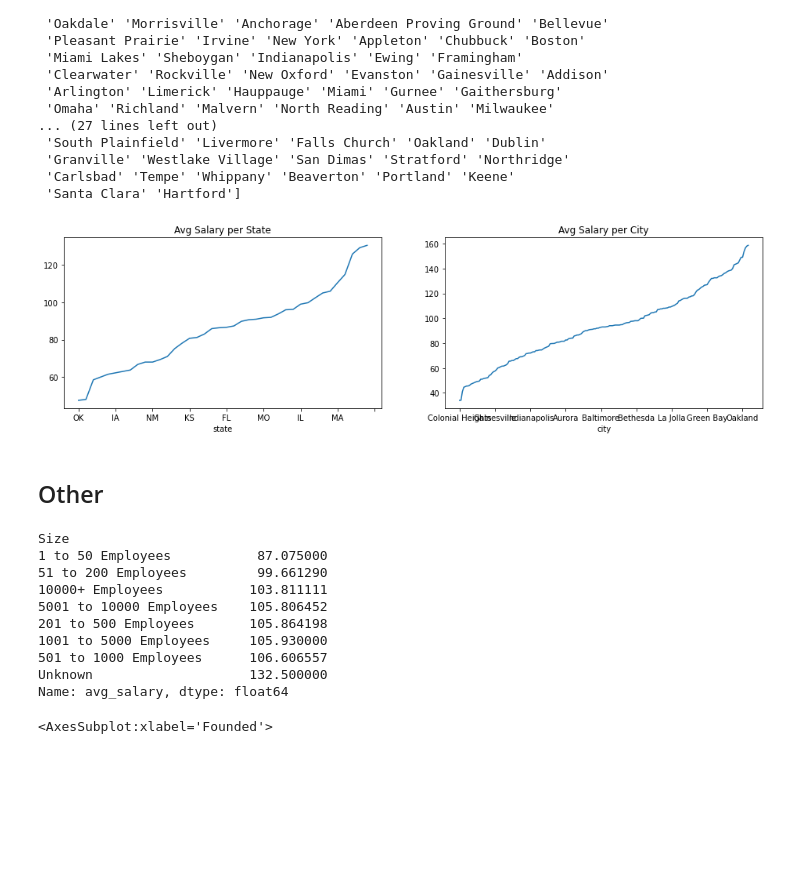
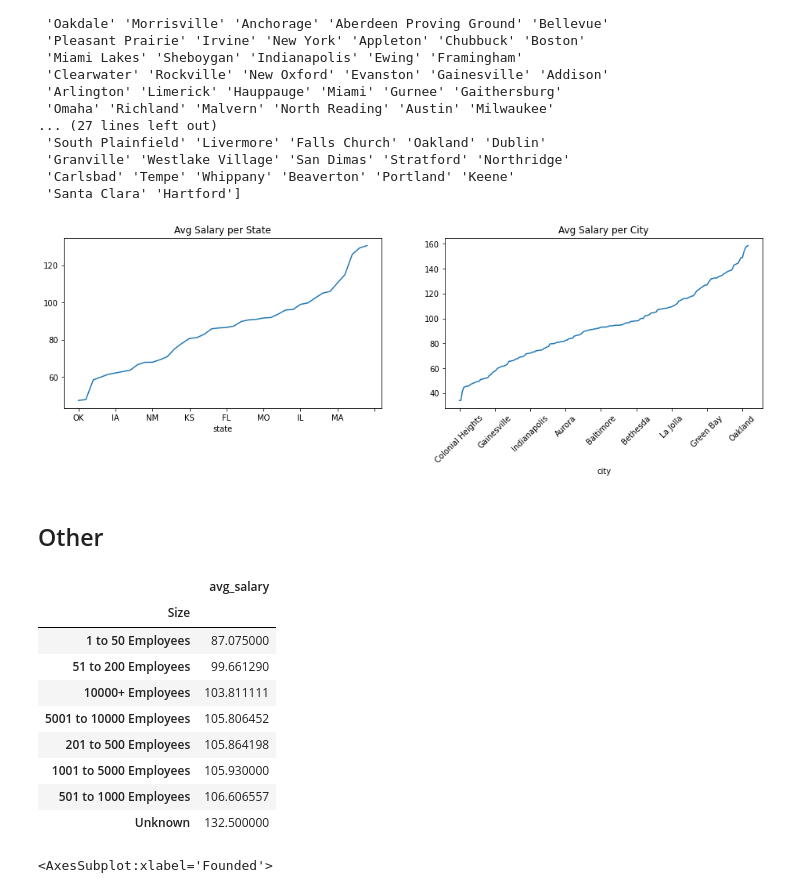
Before and after one commit to miiguelkf/DataScienceSalary, a Jupyter notebook: data_eda.ipynb, the cells around one changed output. Drawn from its saved outputs; the diff is of its cells as text; code cells hidden in the pictures; blank space fills up the shorter version.

```diff
--- a/data_eda.ipynb
+++ b/data_eda.ipynb
@@ -6,7 +6,7 @@ import numpy as np
 import warnings
 warnings.filterwarnings('ignore')
 # %%
-df = pd.read_csv('glassdor_data_cleaned.csv')
+df = pd.read_csv('glassdoor_data_cleaned.csv')
 df.head()
 # %% [output]
 |  | Job Title | Salary Estimate | Job Description | Rating | Company Name | Location | Size | Founded | ... |
@@ -286,27 +279,27 @@ df[df['state'] == 'Los Angeles']['state'] = 'CA'
 # %%
 fig, axs = plt.subplots(1, 2, figsize=(16,4))
 
 df.groupby(by=['state']).mean()['avg_salary'].sort_values().plot(ax=axs[0]);
-df.groupby(by=['city']).mean()['avg_salary'].sort_values().plot(ax=axs[1]);
+df.groupby(by=['city']).mean()['avg_salary'].sort_values().plot(ax=axs[1], rot=45);
 axs[0].set_title('Avg Salary per State');
 axs[1].set_title('Avg Salary per City');
 # %% [output]
-[figure, old version]
+[figure, new version]
 # %% [markdown]
 ## Other
 # %%
-df.groupby('Size').mean()['avg_salary'].sort_values()
+df.groupby('Size').mean()['avg_salary'].sort_values().reset_index().set_index('Size')
 # %% [output]
-Size
-1 to 50 Employees           87.075000
-51 to 200 Employees         99.661290
-10000+ Employees           103.811111
-5001 to 10000 Employees    105.806452
-201 to 500 Employees       105.864198
-1001 to 5000 Employees     105.930000
-501 to 1000 Employees      106.606557
-Unknown                    132.500000
-Name: avg_salary, dtype: float64
+|  | avg_salary |
+| Size |  |
+| 1 to 50 Employees | 87.075000 |
+| 51 to 200 Employees | 99.661290 |
+| 10000+ Employees | 103.811111 |
+| 5001 to 10000 Employees | 105.806452 |
+| 201 to 500 Employees | 105.864198 |
+| 1001 to 5000 Employees | 105.930000 |
+| 501 to 1000 Employees | 106.606557 |
+| Unknown | 132.500000 |
 # %%
 plt.figure(figsize=(16,6))
 df.groupby('Founded').mean()['avg_salary'].plot()
```
Also changed, not shown: parts of 20 cells of this notebook.
